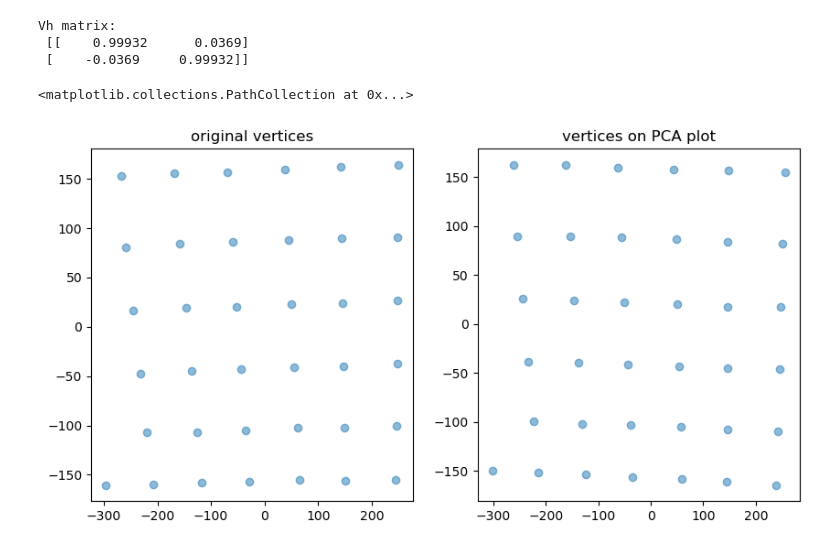
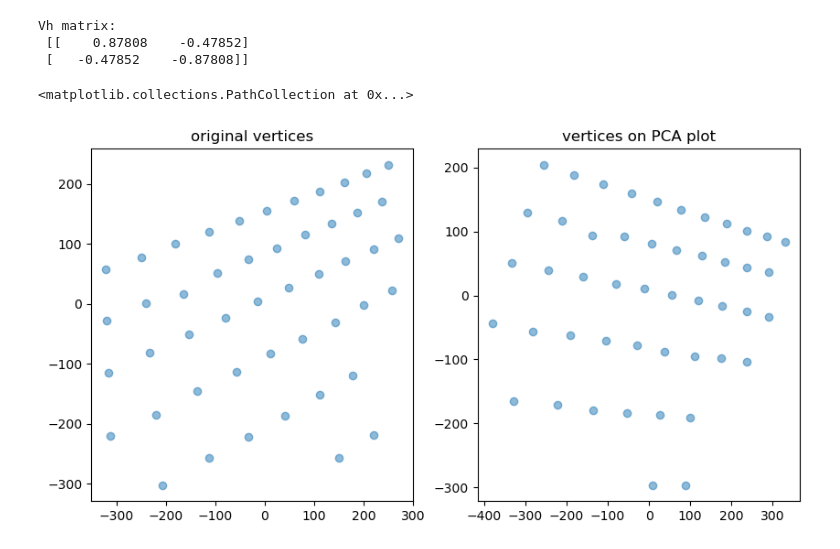
Before and after one commit to HsiaoHungKai/rebar-works, a Jupyter notebook: yolo-intersect-detection/draw_lines.ipynb, the cells around one changed output. Saved outputs shown, nothing was run; the diff lists cells and outputs as text; code cells hidden in the pictures.

```diff
--- a/yolo-intersect-detection/draw_lines.ipynb
+++ b/yolo-intersect-detection/draw_lines.ipynb
@@ -4,8 +4,8 @@ import numpy as np
 from PIL import Image, ImageDraw
 from intersect_detection import get_bounding_boxes
 # %%
-image_path = "data/intersect-detect/test/images/20250620_115012_jpg.rf.239a32ab7bcbefe30fb9f388607d7048.jpg"
-# image_path = "data/intersect-detect/test/images/20250620_113200_jpg.rf.c129e547c74634bf1848bf9ef225a321.jpg"
+# image_path = "data/intersect-detect/test/images/20250620_115012_jpg.rf.239a32ab7bcbefe30fb9f388607d7048.jpg"
+image_path = "data/intersect-detect/test/images/20250620_113200_jpg.rf.c129e547c74634bf1848bf9ef225a321.jpg"
 model_path = "runs/detect/tune/weights/best.pt"
 
 image = Image.open(image_path)
@@ -31,30 +31,30 @@ fig.axis('off')
 # %%
 # Remove outliers
 mean = np.mean(vertices, axis=0)
 std = np.std(vertices, axis=0)
 z_scores = np.abs((vertices - mean) / std)
 vertices = vertices[(z_scores < 3).all(axis=1)]
 
 # PCA Alignment
 vc = vertices - mean
 U, S, Vh = np.linalg.svd(vc) # 3 factors of matrix
 vr = vc @ Vh.T
 
 # print("U matrix:\n", U) # Orthogonal matrix (rotate)
 # print("U matrix shape:", U.shape)
 # print("Singular values:\n", S) # Diagonal matrix (stretch)
 print("Vh matrix:\n", Vh) # Orthogonal matrix (rotate)
 
 plt.figure(figsize=(10, 5))
 plt.subplot(1,2,1)
 plt.title('original vertices')
-plt.scatter(vc[:, 0], vc[:, 1], alpha=0.5)
+plt.scatter(vc[:, 0], -vc[:, 1], alpha=0.5)
 plt.subplot(1,2,2)
 plt.title('vertices on PCA plot')
 plt.scatter(vr[:, 0], vr[:, 1], alpha=0.5)
 # %% [output]
 Vh matrix:
- [[    0.99932      0.0369]
- [    -0.0369     0.99932]]
+ [[    0.87808    -0.47852]
+ [   -0.47852    -0.87808]]
 <matplotlib.collections.PathCollection at 0x...>
-[figure, old version]
+[figure, new version]
```
Also changed, not shown: parts of 1 cell of this notebook, 1 other file.
